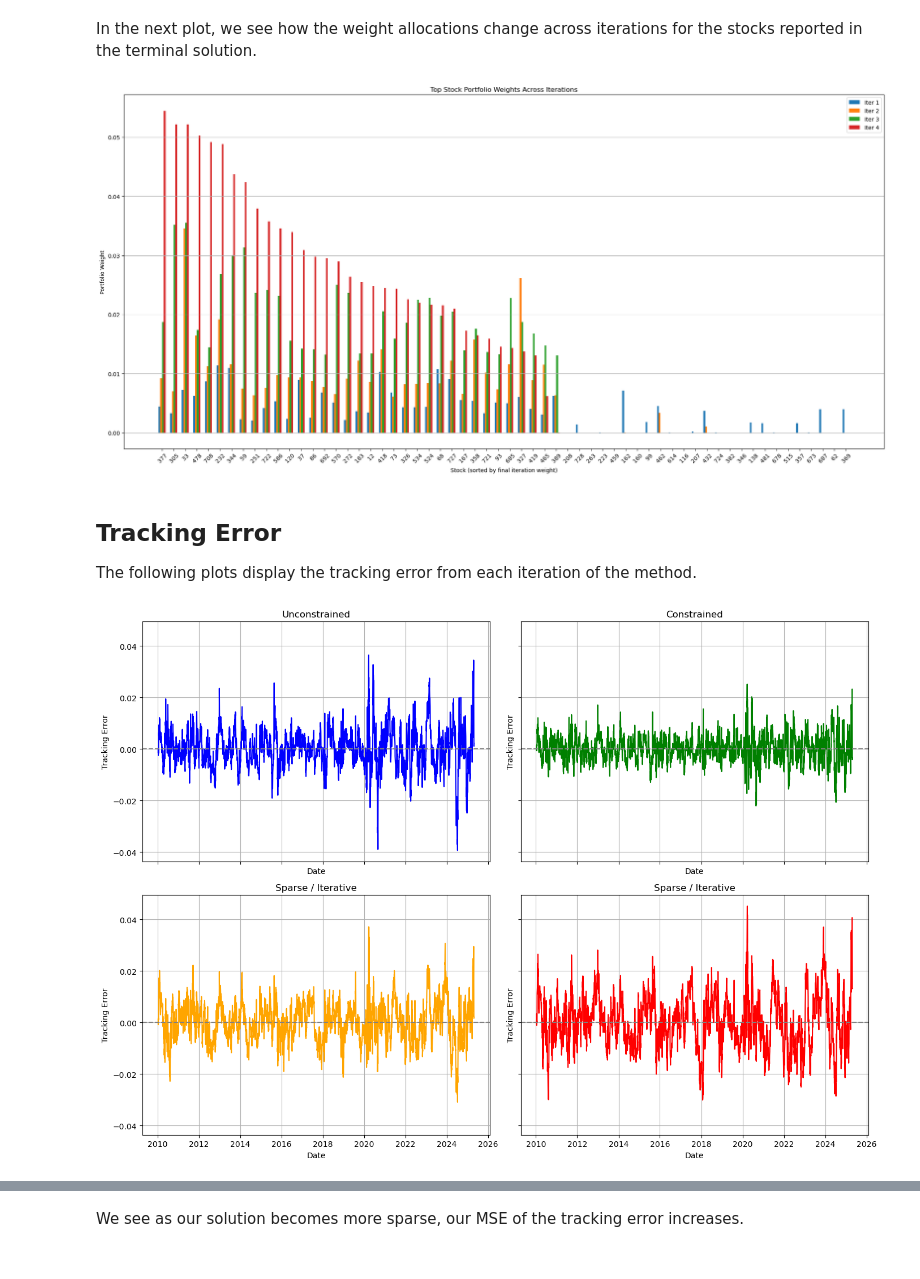
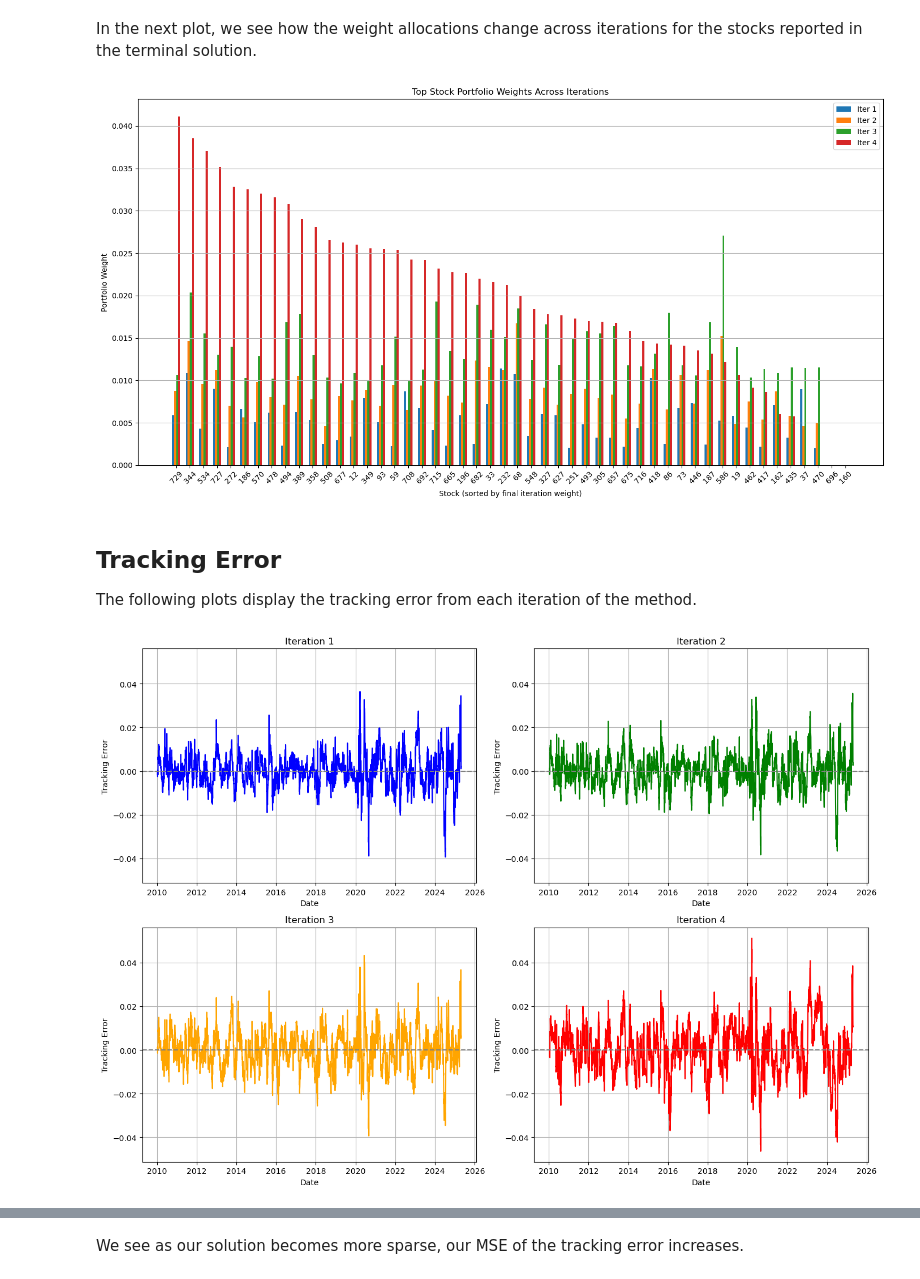
Before and after one commit to FZK98/Sep2025_QF_MiniProject, a Jupyter notebook: in_sample_portfolio_tracking.ipynb, the cells around one changed output, grey strips where cells are left out. Cells and saved outputs as stored; diff of their text form; code cells hidden in the pictures.

```diff
--- a/in_sample_portfolio_tracking.ipynb
+++ b/in_sample_portfolio_tracking.ipynb
@@ -176,66 +177,56 @@ In the next plot, we see how the weight allocations change across iterations for
 # %%
 
 W = np.vstack(weightings)  # shape (n_iter, n_stocks)
 sorted_indices = np.argsort(-W[-1])  # descending order based on last iteration
-top_n = 60
+top_n = 50
 top_indices = sorted_indices[:top_n]
 top_weights = W[:, top_indices]  # shape: (n_iter, top_n)
 
 bar_width = 0.15
 x = np.arange(top_n)  # one group per stock
 
-plt.figure(figsize=(20, 10))
+plt.figure(figsize=(15, 8))
 
 for i in range(len(weightings)):
     offset = i * bar_width
     plt.bar(x + offset, top_weights[i], width=bar_width, label=f'Iter {i+1}')
 
 plt.xlabel("Stock (sorted by final iteration weight)")
 plt.ylabel("Portfolio Weight")
 plt.title("Top Stock Portfolio Weights Across Iterations")
 plt.xticks(x + bar_width * (len(weightings) - 1) / 2, [f" {i}" for i in top_indices], rotation=45)
 plt.legend()
 plt.tight_layout()
 plt.grid(True, axis='y')
 plt.show()
 # %% [output]
-[figure, old version]
+[figure, new version]
 # %% [markdown]
 ## Tracking Error
 The following plots display the tracking error from each iteration of the method.
 # %%
-fig, axes = plt.subplots(2, 2, figsize=(14,10), sharex=True, sharey=True)
 
-# Unconstrained
-axes[0,0].plot(Dates, (R @ weightings[0]) - r, color='blue')
-axes[0,0].axhline(0, color='gray', linestyle='--')
-axes[0,0].set_title("Unconstrained")
+fig, axes = plt.subplots(2, 2, figsize=(14, 10), sharex=True, sharey=True)
 
-# Constrained
-axes[0,1].plot(Dates, (R @ weightings[1]) - r, color='green')
-axes[0,1].axhline(0, color='gray', linestyle='--')
-axes[0,1].set_title("Constrained")
+# Flatten axes for easy looping
+axes = axes.flatten()
 
-# Sparse final iteration
-axes[1,0].plot(Dates, (R @ weightings[2]) - r, color='orange')
-axes[1,0].axhline(0, color='gray', linestyle='--')
-axes[1,0].set_title("Sparse / Iterative")
+colors = ['blue', 'green', 'orange', 'red']
 
-# Sparse final iteration
-axes[1,1].plot(Dates, (R @ weightings[3]) - r, color='red')
-axes[1,1].axhline(0, color='gray', linestyle='--')
-axes[1,1].set_title("Sparse / Iterative")
-
-
-for ax in axes.flat:
+for i, ax in enumerate(axes):
+    ax.plot(Dates, (R @ weightings[i]) - r, color=colors[i])
+    ax.axhline(0, color='gray', linestyle='--')
+    ax.set_title(f"Iteration {i+1}")   # iteration numbering
     ax.set_xlabel("Date")
     ax.set_ylabel("Tracking Error")
     ax.grid(True)
+    ax.tick_params(axis='both', which='both')  # ensures scales (ticks) are drawn
+    ax.tick_params(labelbottom=True, labelleft=True)
 
 plt.tight_layout()
 plt.show()
 # %% [output]
-[figure, old version]
+[figure, new version]
 # %%
 for i, w in enumerate(weightings, start=1):
     tracking_error = (R @ w) - r
```
Also changed, not shown: parts of 6 cells of this notebook.
